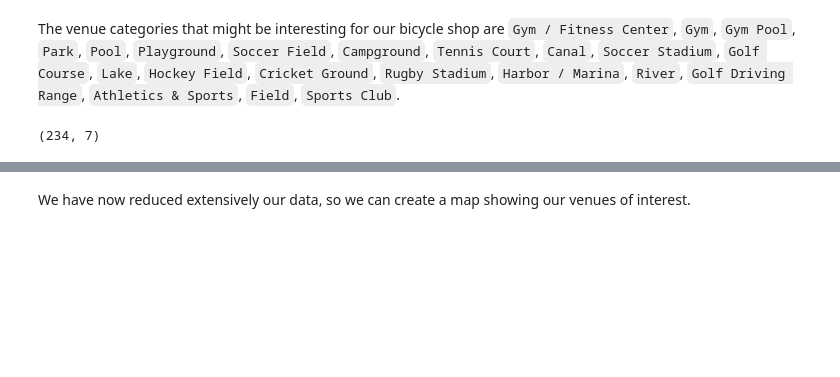
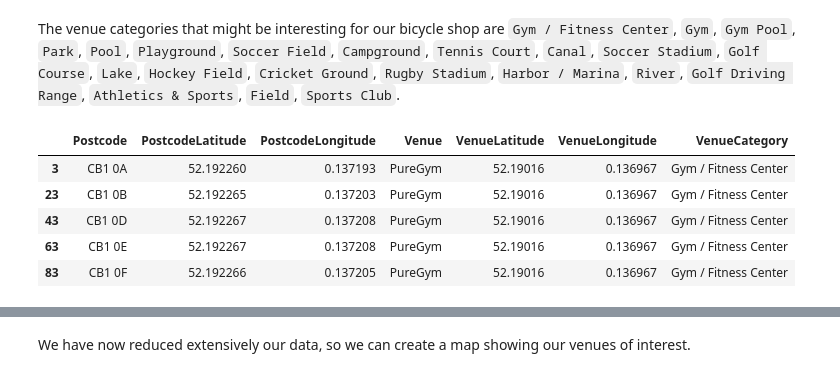
Before and after one commit to robertopreste/Coursera_Capstone, a Jupyter notebook: Final_Project/Capstone_Final_Project.ipynb, the cells around one changed output, grey strips where cells are left out. Cells and saved outputs as stored; diff of their text form; code cells hidden in the pictures; blank space fills up the shorter version.

```diff
--- a/Final_Project/Capstone_Final_Project.ipynb
+++ b/Final_Project/Capstone_Final_Project.ipynb
@@ -222,10 +237,15 @@ The venue categories that might be interesting for our bicycle shop are `Gym / F
 # %%
 cam_venues = cam_venues[cam_venues["VenueCategory"].isin(["Gym / Fitness Center", "Gym", "Gym Pool", "Park",
                                                           "Pool", "Playground", "Soccer Field", "Campground",
                                                           "Tennis Court", "Canal", "Soccer Stadium", "Golf Course",
                                                           "Lake", "Hockey Field", "Cricket Ground", "Rugby Stadium",
                                                           "Harbor / Marina", "River", "Golf Driving Range",
                                                           "Athletics & Sports", "Field", "Sports Club"])]
-cam_venues.shape
+cam_venues.head()
 # %% [output]
-(234, 7)
+|  | Postcode | PostcodeLatitude | PostcodeLongitude | Venue | VenueLatitude | VenueLongitude | VenueCategory |
+| 3 | CB1 0A | 52.192260 | 0.137193 | PureGym | 52.19016 | 0.136967 | Gym / Fitness Center |
+| 23 | CB1 0B | 52.192265 | 0.137203 | PureGym | 52.19016 | 0.136967 | Gym / Fitness Center |
+| 43 | CB1 0D | 52.192267 | 0.137208 | PureGym | 52.19016 | 0.136967 | Gym / Fitness Center |
+| 63 | CB1 0E | 52.192267 | 0.137208 | PureGym | 52.19016 | 0.136967 | Gym / Fitness Center |
+| 83 | CB1 0F | 52.192266 | 0.137205 | PureGym | 52.19016 | 0.136967 | Gym / Fitness Center |
```
Also changed, not shown: parts of 29 cells of this notebook.
